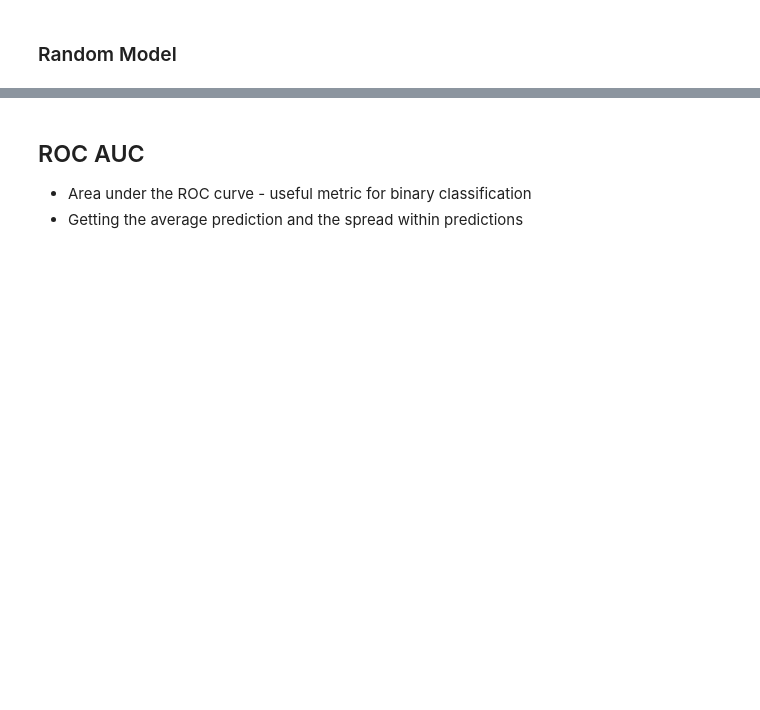
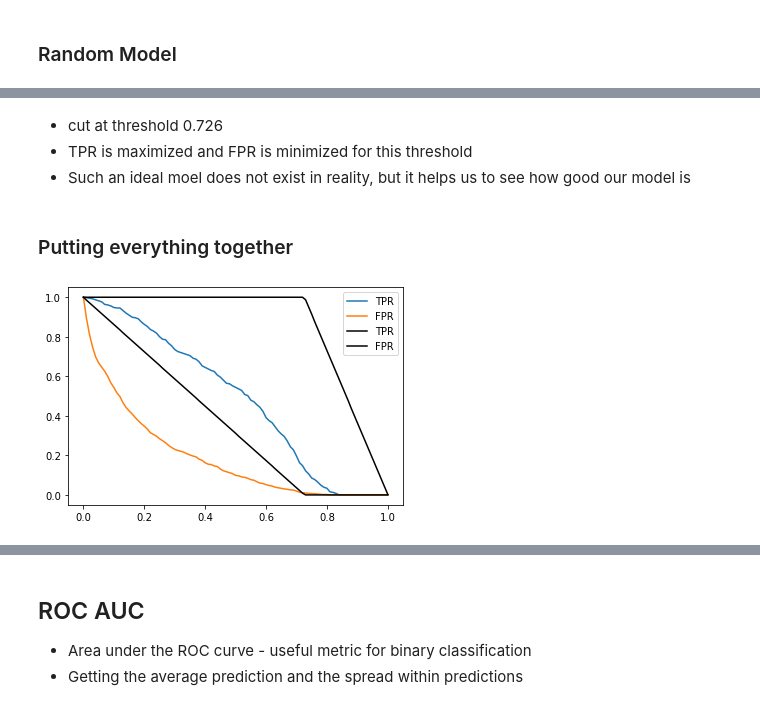
Before and after one commit to froukje/ml-zoomcamp, a Jupyter notebook: week4/Lecture4_metrics.ipynb, the cells around one changed output, grey strips where cells are left out. Saved outputs shown, nothing was run; the diff lists cells and outputs as text; code cells hidden in the pictures; blank space fills up the shorter version.

```diff
--- a/week4/Lecture4_metrics.ipynb
+++ b/week4/Lecture4_metrics.ipynb
@@ -277,0 +456,18 @@ r
+# %% [markdown]
+* cut at threshold 0.726
+* TPR is maximized and FPR is minimized for this threshold
+* Such an ideal moel does not exist in reality, but it helps us to see how good our model is
+# %% [markdown]
+### Putting everything together
+# %%
+plt.plot(df_scores["threshold"], df_scores["tpr"], label="TPR")
+plt.plot(df_scores["threshold"], df_scores["fpr"], label="FPR")
+
+#plt.plot(df_rand["threshold"], df_rand["tpr"], label="TPR")
+#plt.plot(df_rand["threshold"], df_rand["fpr"], label="FPR")
+
+plt.plot(df_ideal["threshold"], df_ideal["tpr"], label="TPR", color="black")
+plt.plot(df_ideal["threshold"], df_ideal["fpr"], label="FPR", color="black")
+plt.legend();
+# %% [output]
+[figure, added]
```
Also changed, not shown: parts of 34 cells of this notebook, 1 other file.
